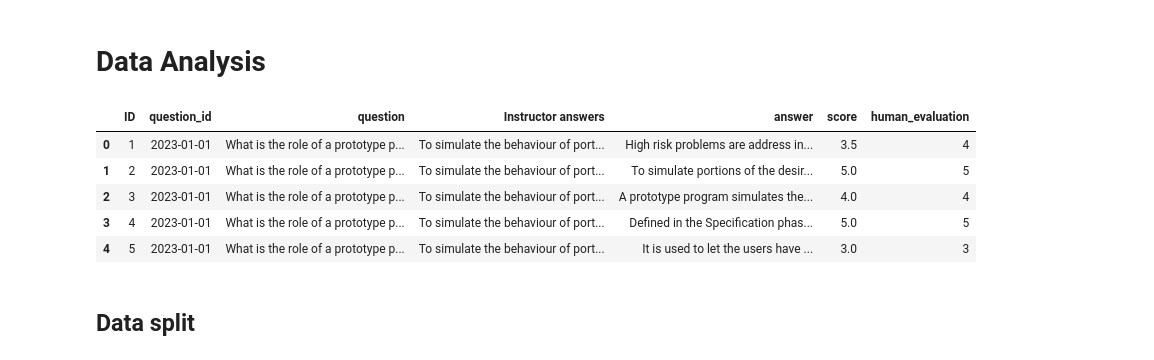
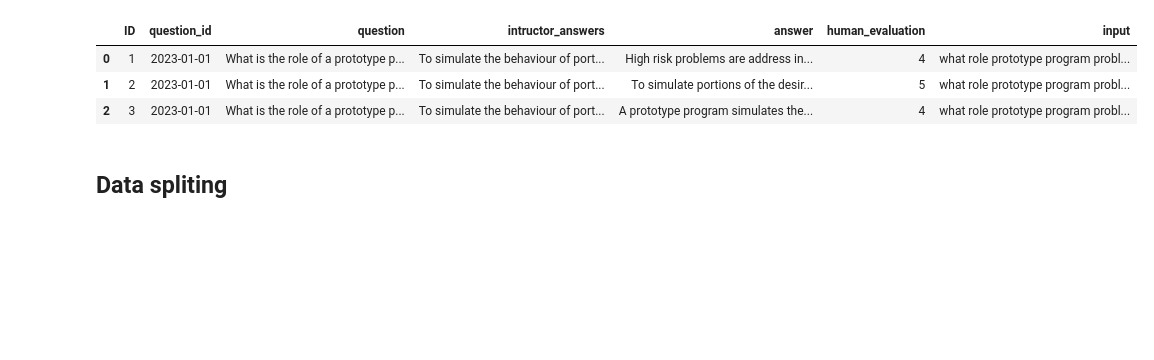
Before and after one commit to Gabriel-AB/ufrpe-answer-analyser, a Jupyter notebook: notebooks/open_question_scoring.ipynb, the cells around one changed output. Cells and saved outputs as stored; diff of their text form; code cells hidden in the pictures; blank space fills up the shorter version.

```diff
--- a/notebooks/open_question_scoring.ipynb
+++ b/notebooks/open_question_scoring.ipynb
@@ -45,2 +124,9 @@ if torch.cuda.is_available():
+# %%
+dataset.head(3)
+# %% [output]
+|  | ID | question_id | question | intructor_answers | answer | human_evaluation | input |
+| 0 | 1 | 2023-01-01 | What is the role of a prototype p... | To simulate the behaviour of port... | High risk problems are address in... | 4 | what role prototype program probl... |
+| 1 | 2 | 2023-01-01 | What is the role of a prototype p... | To simulate the behaviour of port... | To simulate portions of the desir... | 5 | what role prototype program probl... |
+| 2 | 3 | 2023-01-01 | What is the role of a prototype p... | To simulate the behaviour of port... | A prototype program simulates the... | 4 | what role prototype program probl... |
 # %% [markdown]
-# Data Analysis
+## Data spliting
@@ -57,16 +133,3 @@ columns_dict = {
-# %%
-dataset = pd.read_excel(DATASET)
-dataset.rename(columns=columns_dict, inplace=True)
-dataset.head()
-# %% [output]
-|  | ID | question_id | question | Instructor answers | answer | score | human_evaluation |
-| 0 | 1 | 2023-01-01 | What is the role of a prototype p... | To simulate the behaviour of port... | High risk problems are address in... | 3.5 | 4 |
-| 1 | 2 | 2023-01-01 | What is the role of a prototype p... | To simulate the behaviour of port... | To simulate portions of the desir... | 5.0 | 5 |
-| 2 | 3 | 2023-01-01 | What is the role of a prototype p... | To simulate the behaviour of port... | A prototype program simulates the... | 4.0 | 4 |
-| 3 | 4 | 2023-01-01 | What is the role of a prototype p... | To simulate the behaviour of port... | Defined in the Specification phas... | 5.0 | 5 |
-| 4 | 5 | 2023-01-01 | What is the role of a prototype p... | To simulate the behaviour of port... | It is used to let the users have ... | 3.0 | 3 |
-# %% [markdown]
-## Data split
 # %%
 X = dataset.drop("human_evaluation", axis=1)
 y = dataset["human_evaluation"]
```
Also changed, not shown: parts of 97 cells of this notebook.
